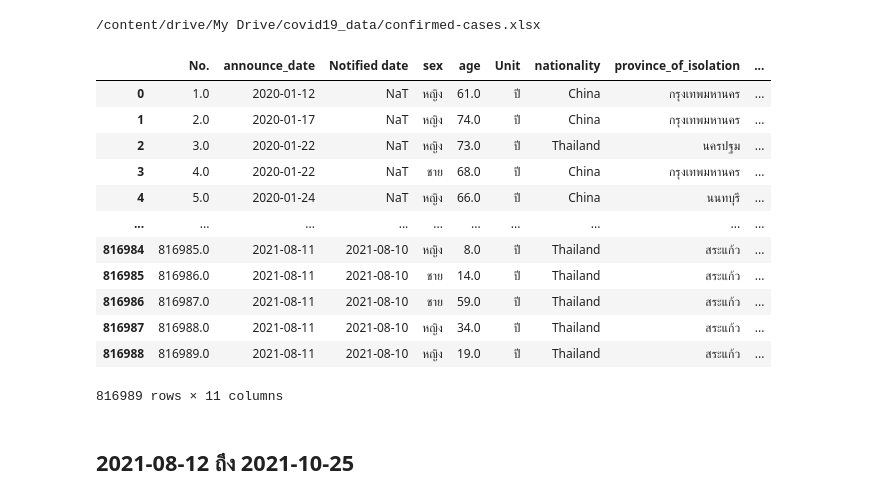
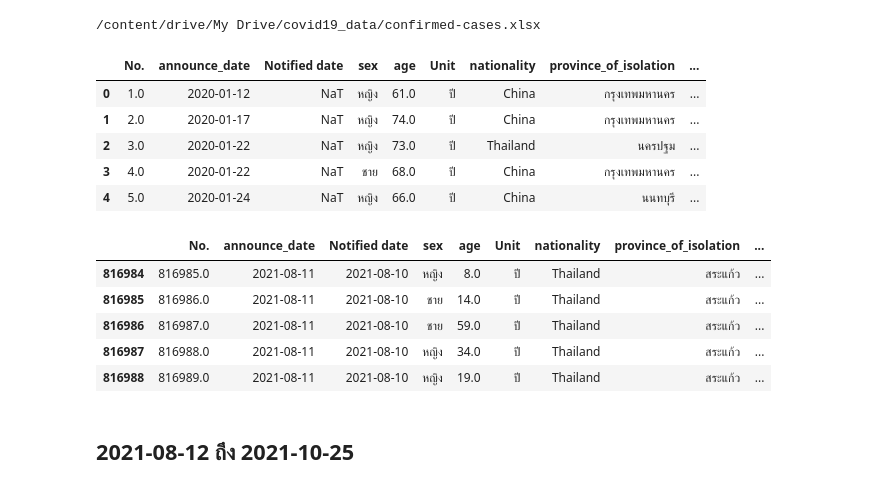
Before and after one commit to Gcpppinpak/data_viz_2022, a Jupyter notebook: Dashboard_project.ipynb, the cells around one changed output. Drawn from its saved outputs; the diff is of its cells as text; code cells hidden in the pictures.

```diff
--- a/Dashboard_project.ipynb
+++ b/Dashboard_project.ipynb
@@ -22,21 +22,20 @@ print(data_file_path1)
 /content/drive/My Drive/covid19_data/confirmed-cases.xlsx
 # %%
 data_covid1 = pd.read_excel(data_file_path1)  #กำหนดตัวแปร data_covid เป็นข้อมูลของผู้ป่วยโควิด
-data_covid1  #เรียกดูตารางของผู้ป่วยโควิด
+display(data_covid1.head(5),data_covid1.tail(5))  #เรียกดูตารางของผู้ป่วยโควิด
 # %% [output]
 |  | No. | announce_date | Notified date | sex | age | Unit | nationality | province_of_isolation | ... |
 | 0 | 1.0 | 2020-01-12 | NaT | หญิง | 61.0 | ปี | China | กรุงเทพมหานคร | ... |
 | 1 | 2.0 | 2020-01-17 | NaT | หญิง | 74.0 | ปี | China | กรุงเทพมหานคร | ... |
 | 2 | 3.0 | 2020-01-22 | NaT | หญิง | 73.0 | ปี | Thailand | นครปฐม | ... |
 | 3 | 4.0 | 2020-01-22 | NaT | ชาย | 68.0 | ปี | China | กรุงเทพมหานคร | ... |
 | 4 | 5.0 | 2020-01-24 | NaT | หญิง | 66.0 | ปี | China | นนทบุรี | ... |
-| ... | ... | ... | ... | ... | ... | ... | ... | ... | ... |
-| 816984 | 816985.0 | 2021-08-11 | 2021-08-10 | หญิง | 8.0 | ปี | Thailand | สระแก้ว | ... |
-| 816985 | 816986.0 | 2021-08-11 | 2021-08-10 | ชาย | 14.0 | ปี | Thailand | สระแก้ว | ... |
-| 816986 | 816987.0 | 2021-08-11 | 2021-08-10 | ชาย | 59.0 | ปี | Thailand | สระแก้ว | ... |
-| 816987 | 816988.0 | 2021-08-11 | 2021-08-10 | หญิง | 34.0 | ปี | Thailand | สระแก้ว | ... |
-| 816988 | 816989.0 | 2021-08-11 | 2021-08-10 | หญิง | 19.0 | ปี | Thailand | สระแก้ว | ... |
-816989 rows × 11 columns
+|  | No. | announce_date | Notified date | sex | age | Unit | nationality | province_of_isolation | ... |
+| 816984 | 816985.0 | 2021-08-11 | 2021-08-10 | หญิง | 8.0 | ปี | Thailand | สระแก้ว | ... |
+| 816985 | 816986.0 | 2021-08-11 | 2021-08-10 | ชาย | 14.0 | ปี | Thailand | สระแก้ว | ... |
+| 816986 | 816987.0 | 2021-08-11 | 2021-08-10 | ชาย | 59.0 | ปี | Thailand | สระแก้ว | ... |
+| 816987 | 816988.0 | 2021-08-11 | 2021-08-10 | หญิง | 34.0 | ปี | Thailand | สระแก้ว | ... |
+| 816988 | 816989.0 | 2021-08-11 | 2021-08-10 | หญิง | 19.0 | ปี | Thailand | สระแก้ว | ... |
 # %% [markdown]
 ## 2021-08-12 ถึง 2021-10-25
 # %%
```
Also changed, not shown: parts of 24 cells of this notebook.
